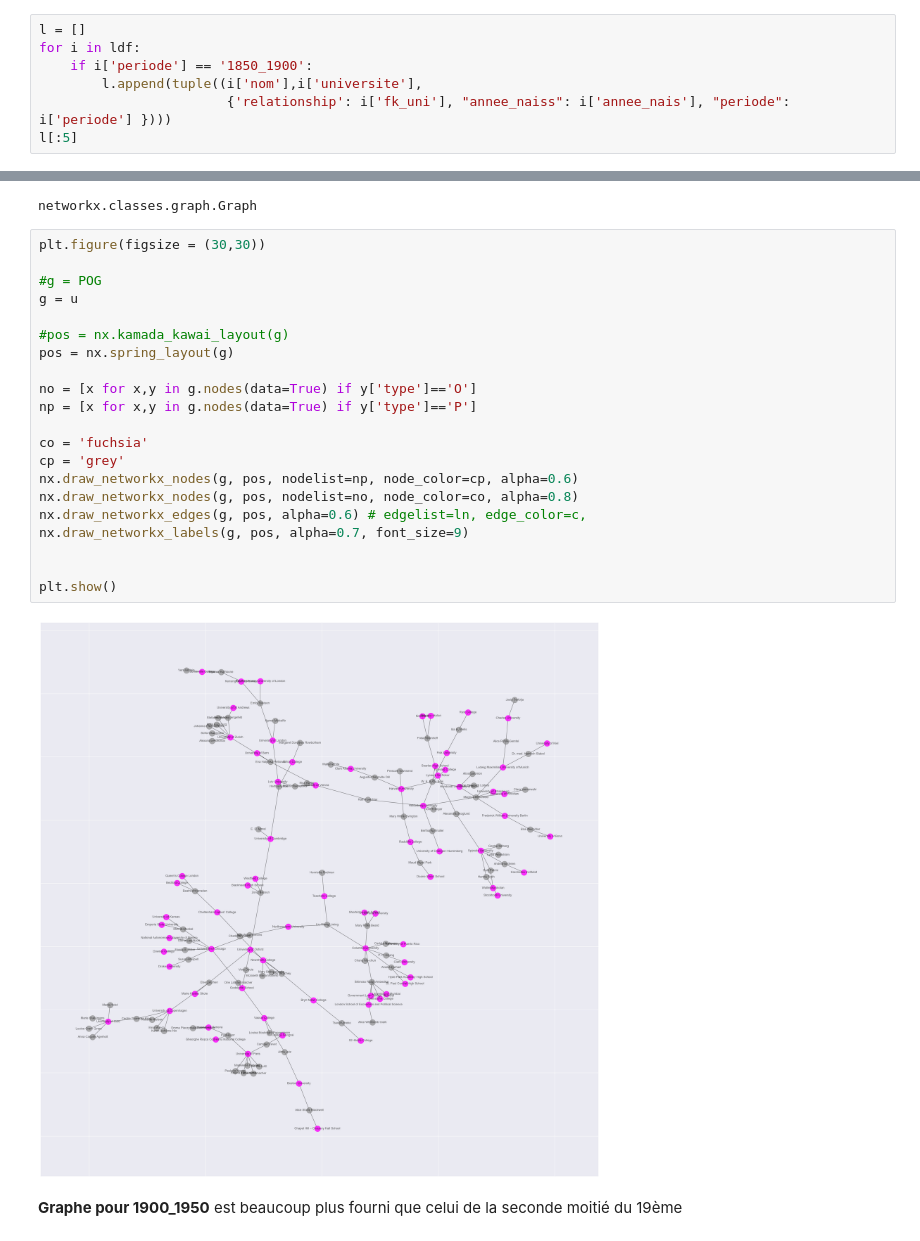
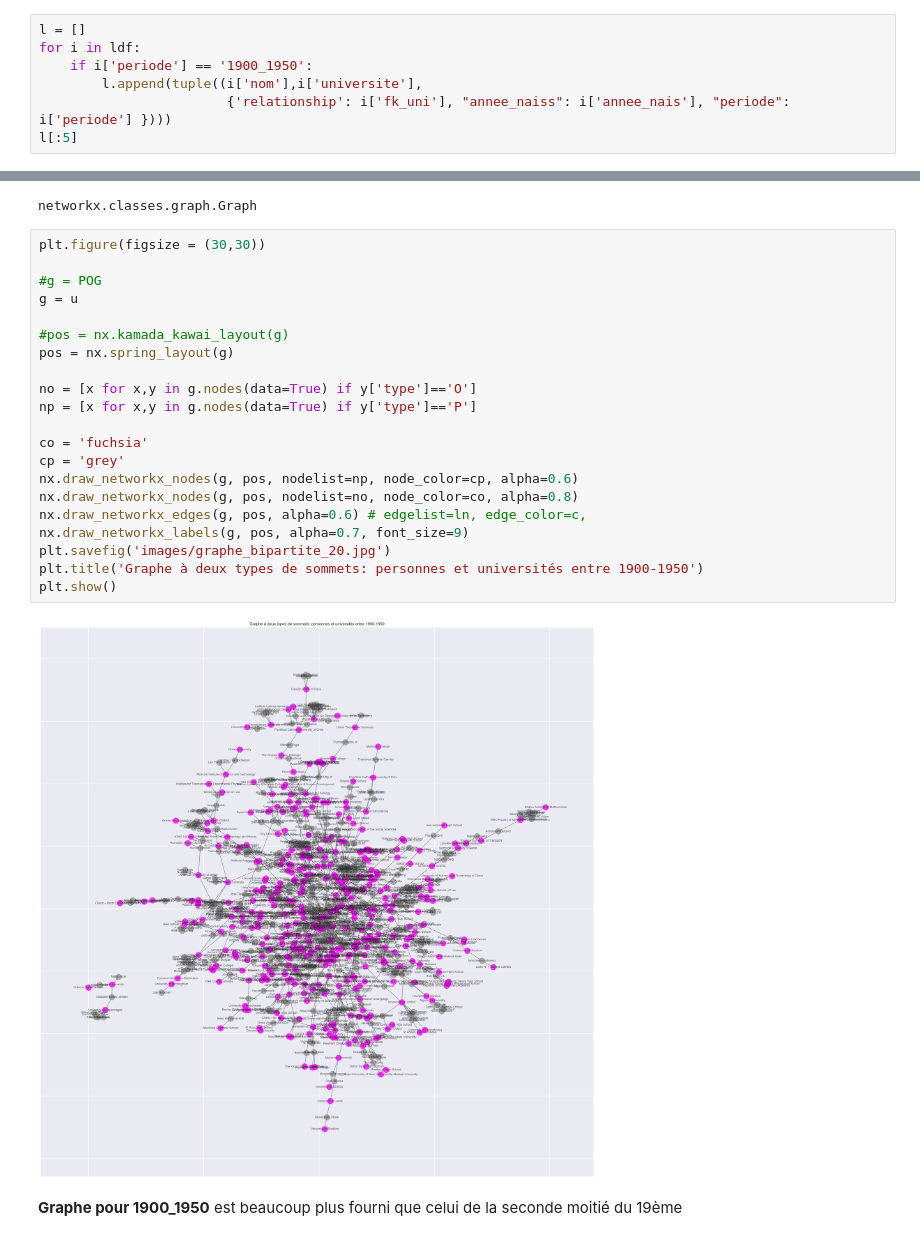
Before and after one commit to AliaBrah/militants_droit_femmes, a Jupyter notebook: S_2/carnets/analyse_reseaux.ipynb, the cells around one changed output, grey strips where cells are left out. Drawn from its saved outputs; the diff is of its cells as text.

Commit message:
graphes

```diff
--- a/S_2/carnets/analyse_reseaux.ipynb
+++ b/S_2/carnets/analyse_reseaux.ipynb
@@ -201,7 +200,7 @@ Il s'agit d'un graphe de type 'bipartite'
 # %%
 l = []
 for i in ldf:
-    if i['periode'] == '1850_1900':
+    if i['periode'] == '1900_1950':
         l.append(tuple((i['nom'],i['universite'],
                         {'relationship': i['fk_uni'], "annee_naiss": i['annee_nais'], "periode": i['periode'] })))
 l[:5]
@@ -389,26 +382,26 @@ networkx.classes.graph.Graph
 # %%
 plt.figure(figsize = (30,30))
 
 #g = POG
 g = u
 
 #pos = nx.kamada_kawai_layout(g)
 pos = nx.spring_layout(g)
 
 no = [x for x,y in g.nodes(data=True) if y['type']=='O']
 np = [x for x,y in g.nodes(data=True) if y['type']=='P']
 
 co = 'fuchsia'
 cp = 'grey'
 nx.draw_networkx_nodes(g, pos, nodelist=np, node_color=cp, alpha=0.6)
 nx.draw_networkx_nodes(g, pos, nodelist=no, node_color=co, alpha=0.8)
 nx.draw_networkx_edges(g, pos, alpha=0.6) # edgelist=ln, edge_color=c,
 nx.draw_networkx_labels(g, pos, alpha=0.7, font_size=9)
-
-
+plt.savefig('images/graphe_bipartite_20.jpg')
+plt.title('Graphe à deux types de sommets: personnes et universités entre 1900-1950')
 plt.show()
 # %% [output]
-[figure, old version]
+[figure, new version]
 # %% [markdown]
 **Graphe pour 1900_1950** est beaucoup plus fourni que celui de la seconde moitié du 19ème
 # %% [markdown]
```
Also changed, not shown: parts of 23 cells of this notebook, 3 other files.
